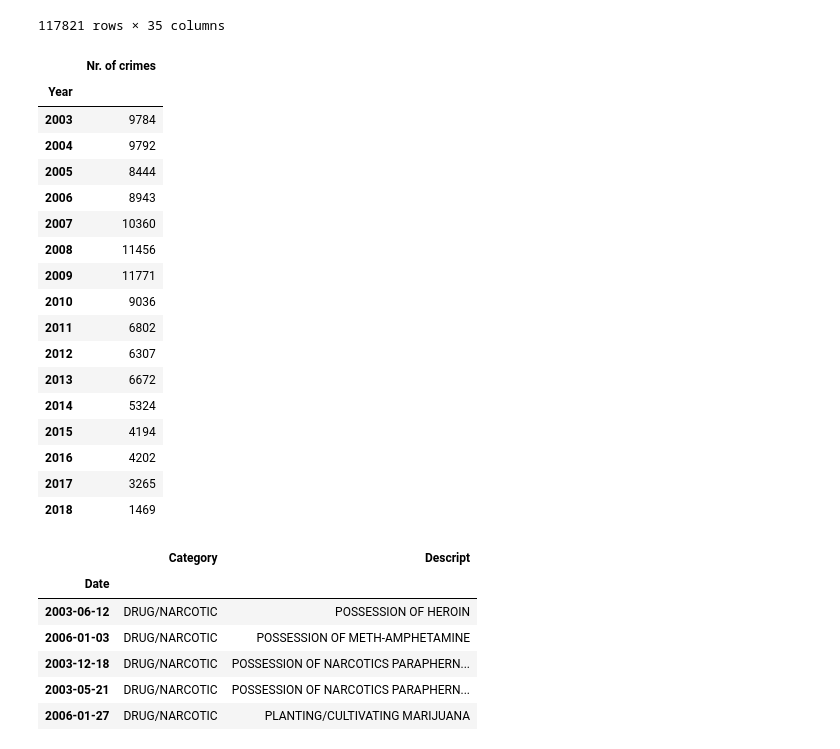
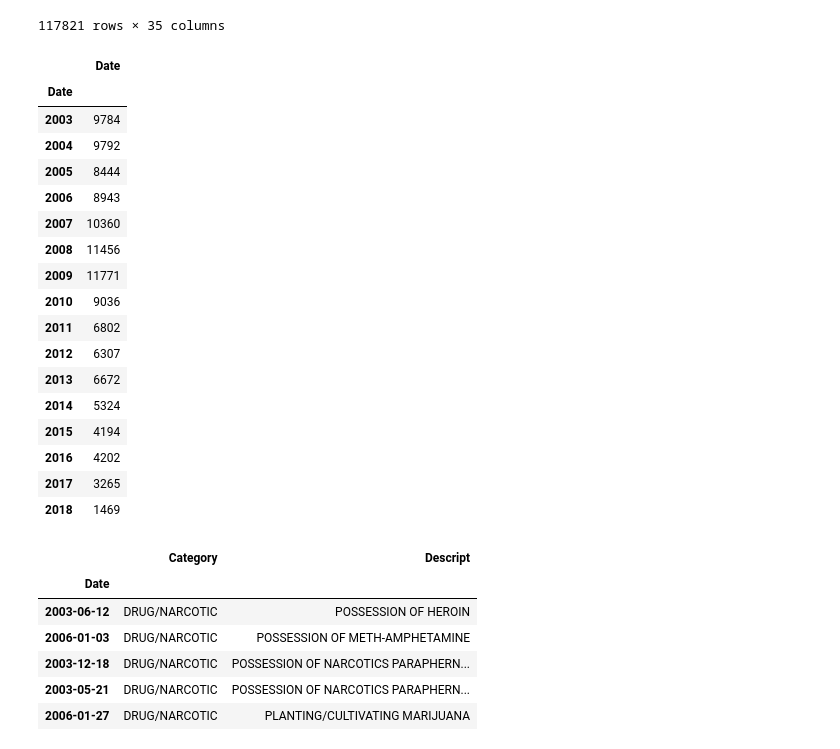
Before and after one commit to nojan2001/nojan2001.github.io, a Jupyter notebook: Week8_Part2_Assignment2.ipynb, the cells around one changed output. Cells and saved outputs as stored; diff of their text form; code cells hidden in the pictures.

```diff
--- a/Week8_Part2_Assignment2.ipynb
+++ b/Week8_Part2_Assignment2.ipynb
@@ -54,16 +54,14 @@ data_narco
 # %%
 new_data = data_narco.loc[:, ['Category', 'Date']]
 grouped = new_data.groupby(new_data.Date.dt.year)['Date'].count()
 grouped = grouped.to_frame()
 
 x = grouped.index
 y = grouped.iloc[:,0]
-grouped.index.names = ['Year']
-grouped.rename(columns={'Date': 'Nr. of crimes'}, inplace=True)
 grouped
 # %% [output]
-|  | Nr. of crimes |
-| Year |  |
+|  | Date |
+| Date |  |
 | 2003 | 9784 |
 | 2004 | 9792 |
 | 2005 | 8444 |
```
Also changed, not shown: parts of 1 cell of this notebook, 1 other file.
